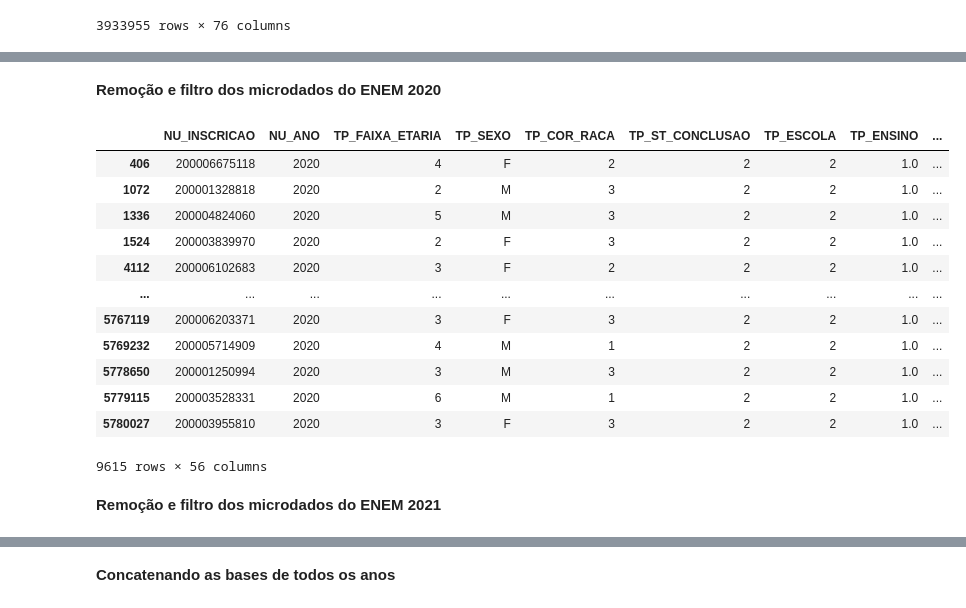
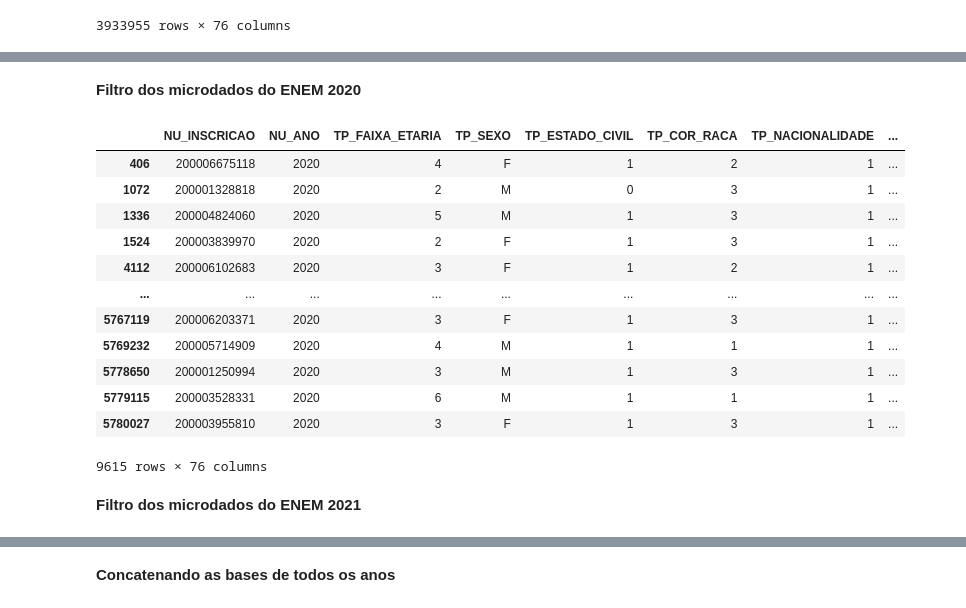
Before and after one commit to NandaLeal/TCC, a Jupyter notebook: TCC.ipynb, the cells around one changed output, grey strips where cells are left out. Saved outputs shown, nothing was run; the diff lists cells and outputs as text; code cells hidden in the pictures.

```diff
--- a/TCC.ipynb
+++ b/TCC.ipynb
@@ -726,59 +648,22 @@ df2019_reduzida
 # %% [markdown]
-**Remoção e filtro dos microdados do ENEM 2020**
+**Filtro dos microdados do ENEM 2020**
 # %%
-cidades_filtro = [
-    "Almenara","Alvorada de Minas","Angelândia","Araçuaí","Aricanduva","Arinos","Ataléia",
-    "Augusto de Lima","Bandeira","Berilo","Berizal","Bertópolis","Bocaiúva","Bonfinópolis de Minas",
-    "Bonito de Minas","Botumirim","Brasília de Minas","Buenópolis","Buritis","Buritizeiro","Cabeceira Grande",
-    "Cachoeira de Pajeú","Campanário","Campo Azul","Capelinha","Capitão Enéas","Caraí","Carbonita",
-    "Carlos Chagas","Catuji","Catuti","Chapada Gaúcha","Chapada do Norte","Claro dos Poções","Comercinho",
-    "Coração de Jesus","Corinto","Coronel Murta","Couto de Magalhães de Minas","Cristália","Crisólita",
-    "Curral de Dentro","Curvelo","Cônego Marinho","Datas","Diamantina","Divisa Alegre","Divisópolis",
-    "Dom Bosco","Engenheiro Navarro","Espinosa","Felisburgo","Felixlândia","Felício dos Santos","Formoso",
-    "Francisco Badaró","Francisco Dumont","Francisco Sá","Franciscópolis","Frei Gaspar","Fronteira dos Vales",
-    "Fruta de Leite","Gameleiras","Glaucilândia","Gouveia","Grão Mogol","Guaraciama","Ibiaí","Ibiracatu",
-    "Icaraí de Minas","Indaiabira","Inimutaba","Itacambira","Itacarambi","Itaipé","Itamarandiba","Itambacuri",
-    "Itaobim","Itinga","Jacinto","Janaúba","Januária","Japonvar","Jaíba","Jenipapo de Minas","Jequitaí",
-    "Jequitinhonha","Joaquim Felício","Joaíma","Jordânia","Josenópolis","José Gonçalves de Minas","Juramento",
-    "Juvenília","Ladainha","Lagoa dos Patos","Lassance","Leme do Prado","Lontra","Luislândia","Machacalis",
-    "Malacacheta","Mamonas","Manga","Mata Verde","Matias Cardoso","Mato Verde","Medina","Minas Novas",
-    "Mirabela","Miravânia","Monjolos","Montalvânia","Monte Azul","Monte Formoso","Montes Claros","Montezuma",
-    "Morro da Garça","Nanuque","Natalândia","Ninheira","Nova Módica","Nova Porteirinha","Novo Cruzeiro",
-    "Novo Oriente de Minas","Novorizonte","Olhos-d'Água","Ouro Verde de Minas","Padre Carvalho","Padre Paraíso",
-    "Pai Pedro","Palmópolis","Patis","Pavão","Pedra Azul","Pedras de Maria da Cruz","Pescador","Pintópolis",
-    "Pirapora","Ponto Chique","Ponto dos Volantes","Porteirinha","Poté","Presidente Juscelino",
-    "Presidente Kubitschek","Riachinho","Riacho dos Machados","Rio Pardo de Minas","Rio do Prado","Rubelita",
-    "Rubim","Salinas","Salto da Divisa","Santa Cruz de Salinas","Santa Fé de Minas","Santa Helena de Minas",
-    "Santa Maria do Salto","Santo Antônio do Itambé","Santo Antônio do Jacinto","Santo Antônio do Retiro",
-    "Santo Hipólito","Senador Modestino Gonçalves","Serra Azul de Minas","Serra dos Aimorés","Serranópolis de Minas",
-    "Serro","Setubinha","São Francisco","São Gonçalo do Rio Preto","São José do Divino","São João da Lagoa",
-    "São João da Ponte","São João das Missões","São João do Pacuí","São João do Paraíso","São Romão","Taiobeiras",
-    "Teófilo Otoni","Três Marias","Turmalina","Ubaí","Umburatiba","Unaí","Uruana de Minas","Urucuia",
-    "Vargem Grande do Rio Pardo","Varzelândia","Verdelândia","Veredinha","Virgem da Lapa","Várzea da Palma",
-    "Água Boa","Águas Formosas","Águas Vermelhas"
-]
-df2020_reduzida = df2020.drop(columns=['TP_ESTADO_CIVIL','TP_NACIONALIDADE','TP_ANO_CONCLUIU','IN_TREINEIRO',
-    'CO_MUNICIPIO_PROVA','NO_MUNICIPIO_PROVA','CO_UF_PROVA','SG_UF_PROVA',
-    'CO_PROVA_CN','CO_PROVA_CH','CO_PROVA_LC','CO_PROVA_MT',
-    'TX_RESPOSTAS_CN','TX_RESPOSTAS_CH','TX_RESPOSTAS_LC','TX_RESPOSTAS_MT',
-    'TX_GABARITO_CN','TX_GABARITO_CH','TX_GABARITO_LC','TX_GABARITO_MT'])
-
-df2020_reduzida = df2020_reduzida[df2020_reduzida['NO_MUNICIPIO_ESC'].isin(cidades_filtro)]
+df2020_reduzida = df2020[df2020['NO_MUNICIPIO_ESC'].isin(cidades_filtro)]
 df2020_reduzida
 # %% [output]
-|  | NU_INSCRICAO | NU_ANO | TP_FAIXA_ETARIA | TP_SEXO | TP_COR_RACA | TP_ST_CONCLUSAO | TP_ESCOLA | TP_ENSINO | ... |
-| 406 | 200006675118 | 2020 | 4 | F | 2 | 2 | 2 | 1.0 | ... |
-| 1072 | 200001328818 | 2020 | 2 | M | 3 | 2 | 2 | 1.0 | ... |
-| 1336 | 200004824060 | 2020 | 5 | M | 3 | 2 | 2 | 1.0 | ... |
-| 1524 | 200003839970 | 2020 | 2 | F | 3 | 2 | 2 | 1.0 | ... |
-| 4112 | 200006102683 | 2020 | 3 | F | 2 | 2 | 2 | 1.0 | ... |
-| ... | ... | ... | ... | ... | ... | ... | ... | ... | ... |
-| 5767119 | 200006203371 | 2020 | 3 | F | 3 | 2 | 2 | 1.0 | ... |
-| 5769232 | 200005714909 | 2020 | 4 | M | 1 | 2 | 2 | 1.0 | ... |
-| 5778650 | 200001250994 | 2020 | 3 | M | 3 | 2 | 2 | 1.0 | ... |
-| 5779115 | 200003528331 | 2020 | 6 | M | 1 | 2 | 2 | 1.0 | ... |
-| 5780027 | 200003955810 | 2020 | 3 | F | 3 | 2 | 2 | 1.0 | ... |
+|  | NU_INSCRICAO | NU_ANO | TP_FAIXA_ETARIA | TP_SEXO | TP_ESTADO_CIVIL | TP_COR_RACA | TP_NACIONALIDADE | ... |
+| 406 | 200006675118 | 2020 | 4 | F | 1 | 2 | 1 | ... |
+| 1072 | 200001328818 | 2020 | 2 | M | 0 | 3 | 1 | ... |
+| 1336 | 200004824060 | 2020 | 5 | M | 1 | 3 | 1 | ... |
+| 1524 | 200003839970 | 2020 | 2 | F | 1 | 3 | 1 | ... |
+| 4112 | 200006102683 | 2020 | 3 | F | 1 | 2 | 1 | ... |
+| ... | ... | ... | ... | ... | ... | ... | ... | ... |
+| 5767119 | 200006203371 | 2020 | 3 | F | 1 | 3 | 1 | ... |
+| 5769232 | 200005714909 | 2020 | 4 | M | 1 | 1 | 1 | ... |
+| 5778650 | 200001250994 | 2020 | 3 | M | 1 | 3 | 1 | ... |
+| 5779115 | 200003528331 | 2020 | 6 | M | 1 | 1 | 1 | ... |
+| 5780027 | 200003955810 | 2020 | 3 | F | 1 | 3 | 1 | ... |
-9615 rows × 56 columns
+9615 rows × 76 columns
 # %% [markdown]
-**Remoção e filtro dos microdados do ENEM 2021**
+**Filtro dos microdados do ENEM 2021**
 # %%
```
Also changed, not shown: parts of 28 cells of this notebook.
